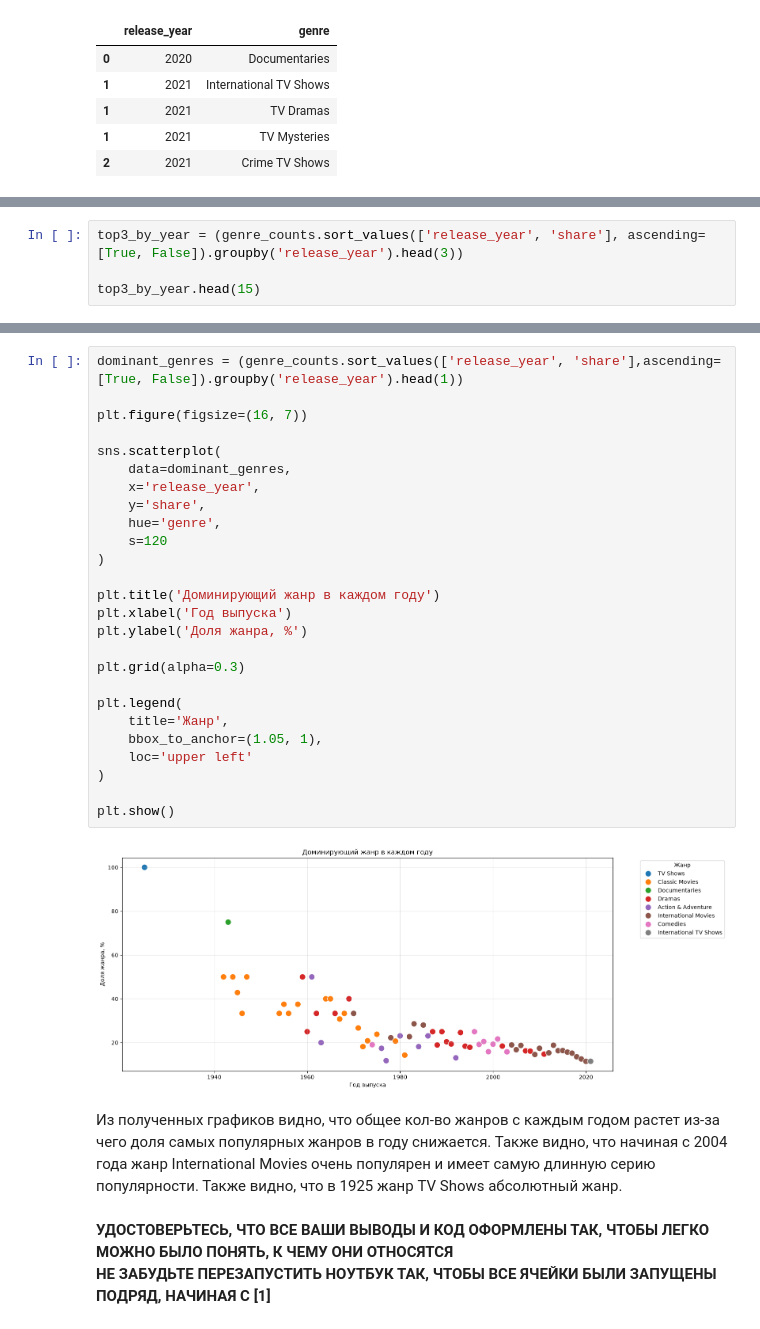
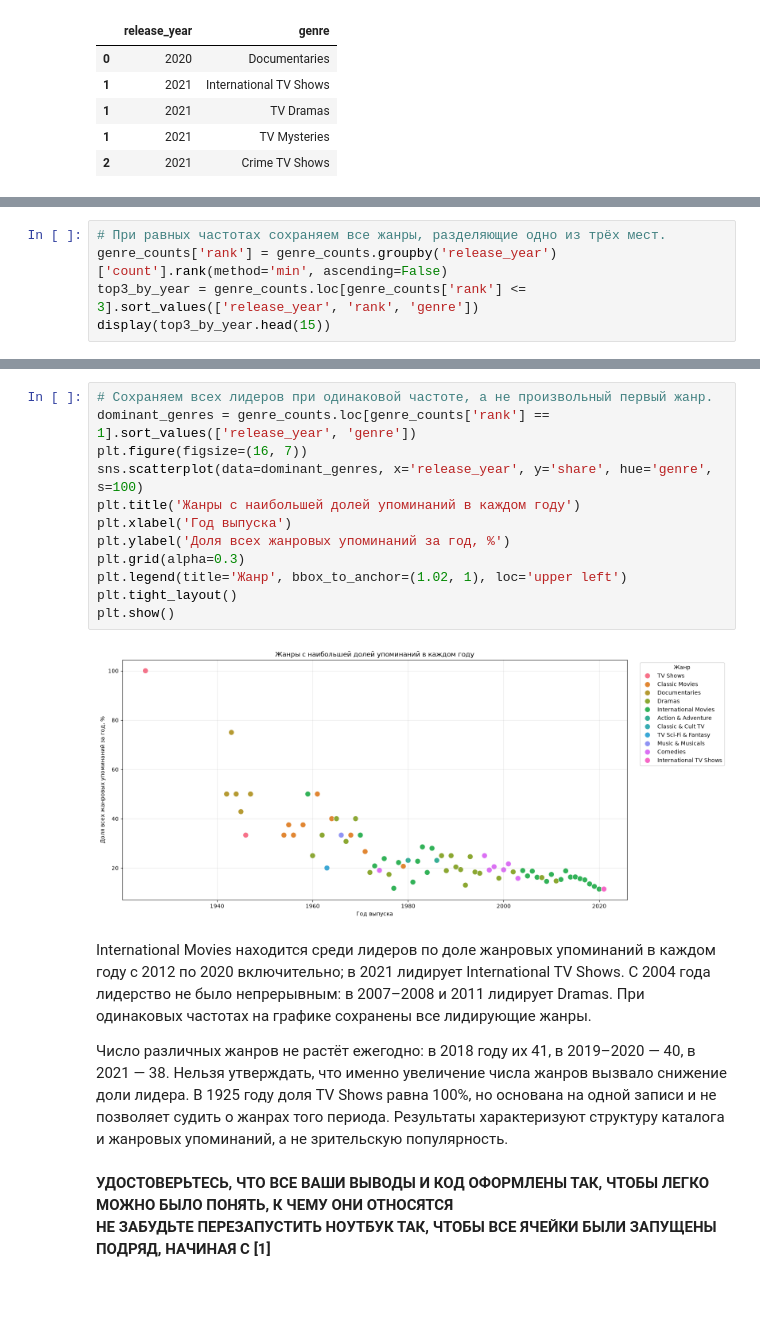
Before and after one commit to Stolyar123/Data-Analysis, a Jupyter notebook: Data cleaning and preparation.ipynb, the cells around one changed output, grey strips where cells are left out. Drawn from its saved outputs; the diff is of its cells as text; blank space fills up the shorter version.

```diff
--- a/Data cleaning and preparation.ipynb
+++ b/Data cleaning and preparation.ipynb
@@ -793,7 +836,8 @@ genre_counts.head()
 | 3 | 1943 | Classic Movies | 1 | 4 | 25.0 |
 | 4 | 1943 | Documentaries | 3 | 4 | 75.0 |
 # %%
-top3_by_year = (genre_counts.sort_values(['release_year', 'share'], ascending=[True, False]).groupby('release_year').head(3))
-
-top3_by_year.head(15)
+# При равных частотах сохраняем все жанры, разделяющие одно из трёх мест.
+genre_counts['rank'] = genre_counts.groupby('release_year')['count'].rank(method='min', ascending=False)
+top3_by_year = genre_counts.loc[genre_counts['rank'] <= 3].sort_values(['release_year', 'rank', 'genre'])
+display(top3_by_year.head(15))
 # %% [output]
@@ -834,34 +874,28 @@ plt.show()
 # %%
-dominant_genres = (genre_counts.sort_values(['release_year', 'share'],ascending=[True, False]).groupby('release_year').head(1))
-
+# Сохраняем всех лидеров при одинаковой частоте, а не произвольный первый жанр.
+dominant_genres = genre_counts.loc[genre_counts['rank'] == 1].sort_values(['release_year', 'genre'])
 plt.figure(figsize=(16, 7))
-
-sns.scatterplot(
-    data=dominant_genres,
-    x='release_year',
-    y='share',
-    hue='genre',
-    s=120
-)
-
-plt.title('Доминирующий жанр в каждом году')
+sns.scatterplot(data=dominant_genres, x='release_year', y='share', hue='genre', s=100)
+plt.title('Жанры с наибольшей долей упоминаний в каждом году')
 plt.xlabel('Год выпуска')
-plt.ylabel('Доля жанра, %')
-
+plt.ylabel('Доля всех жанровых упоминаний за год, %')
 plt.grid(alpha=0.3)
-
-plt.legend(
-    title='Жанр',
-    bbox_to_anchor=(1.05, 1),
-    loc='upper left'
-)
-
+plt.legend(title='Жанр', bbox_to_anchor=(1.02, 1), loc='upper left')
+plt.tight_layout()
 plt.show()
 # %% [output]
-[figure, old version]
+[figure, new version]
 # %% [markdown]
-Из полученных графиков видно, что общее кол-во жанров с каждым годом растет из-за чего доля самых популярных жанров в году снижается. Также видно, что начиная с 2004 года жанр International Movies очень популярен и имеет самую длинную серию популярности.
-Также видно, что в 1925 жанр TV Shows абсолютный жанр.
+International Movies находится среди лидеров по доле жанровых упоминаний
+в каждом году с 2012 по 2020 включительно; в 2021 лидирует International TV Shows.
+С 2004 года лидерство не было непрерывным: в 2007–2008 и 2011 лидирует Dramas.
+При одинаковых частотах на графике сохранены все лидирующие жанры.
+
+Число различных жанров не растёт ежегодно: в 2018 году их 41,
+в 2019–2020 — 40, в 2021 — 38. Нельзя утверждать, что именно увеличение
+числа жанров вызвало снижение доли лидера. В 1925 году доля TV Shows равна 100%,
+но основана на одной записи и не позволяет судить о жанрах того периода.
+Результаты характеризуют структуру каталога и жанровых упоминаний, а не зрительскую популярность.
 # %% [markdown]
 **УДОСТОВЕРЬТЕСЬ, ЧТО ВСЕ ВАШИ ВЫВОДЫ И КОД ОФОРМЛЕНЫ ТАК, ЧТОБЫ ЛЕГКО МОЖНО БЫЛО ПОНЯТЬ, К ЧЕМУ ОНИ ОТНОСЯТСЯ**
 **НЕ ЗАБУДЬТЕ ПЕРЕЗАПУСТИТЬ НОУТБУК ТАК, ЧТОБЫ ВСЕ ЯЧЕЙКИ БЫЛИ ЗАПУЩЕНЫ ПОДРЯД, НАЧИНАЯ С [1]**
```
Also changed, not shown: parts of 23 cells of this notebook, 2 other files.
